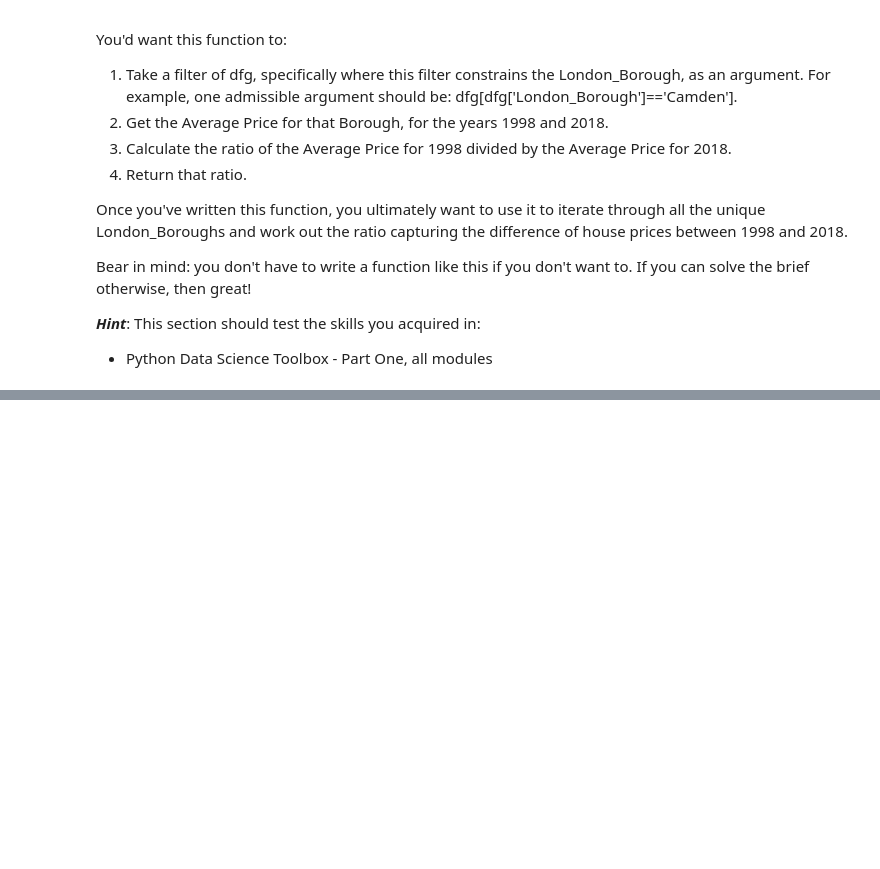
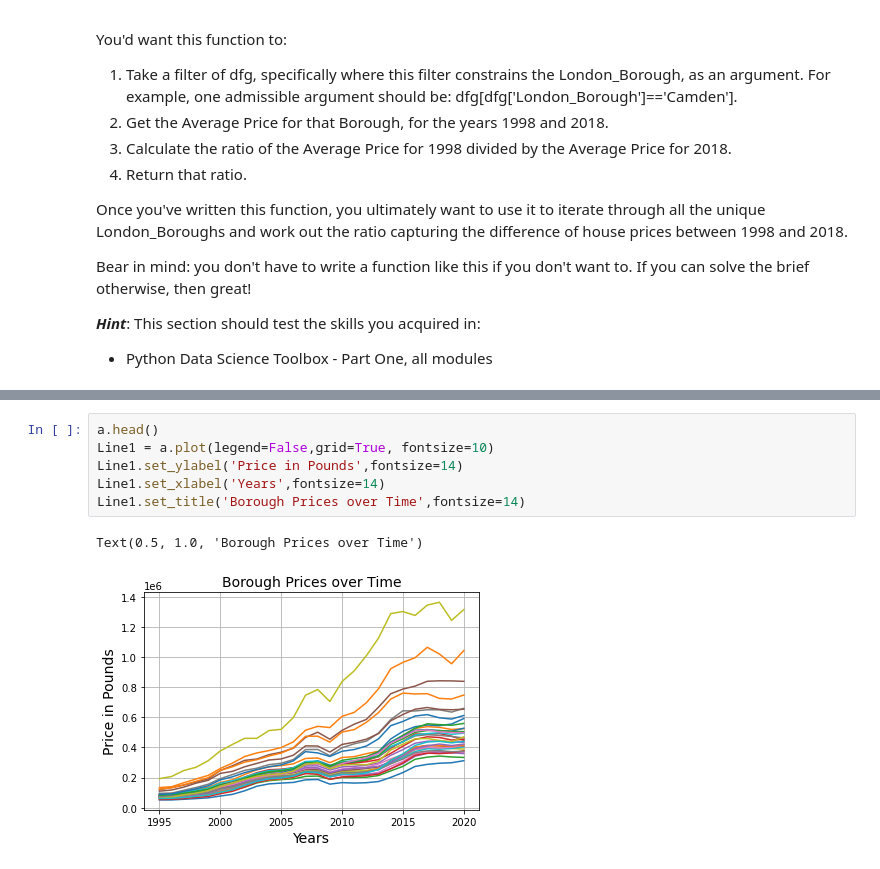
Before and after one commit to phatakshaunak/Springboard-Data-Science, a Jupyter notebook: Unit 4 Challenge - Tier 3.ipynb, the cells around one changed output, grey strips where cells are left out. Drawn from its saved outputs; the diff is of its cells as text; blank space fills up the shorter version.

```diff
--- a/Unit 4 Challenge - Tier 3.ipynb
+++ b/Unit 4 Challenge - Tier 3.ipynb
@@ -256,0 +293,9 @@ Text(0.5,0,'Boroughs')
+# %%
+a.head()
+Line1 = a.plot(legend=False,grid=True, fontsize=10)
+Line1.set_ylabel('Price in Pounds',fontsize=14)
+Line1.set_xlabel('Years',fontsize=14)
+Line1.set_title('Borough Prices over Time',fontsize=14)
+# %% [output]
+Text(0.5, 1.0, 'Borough Prices over Time')
+[figure, added]
```
Also changed, not shown: parts of 11 cells of this notebook.
